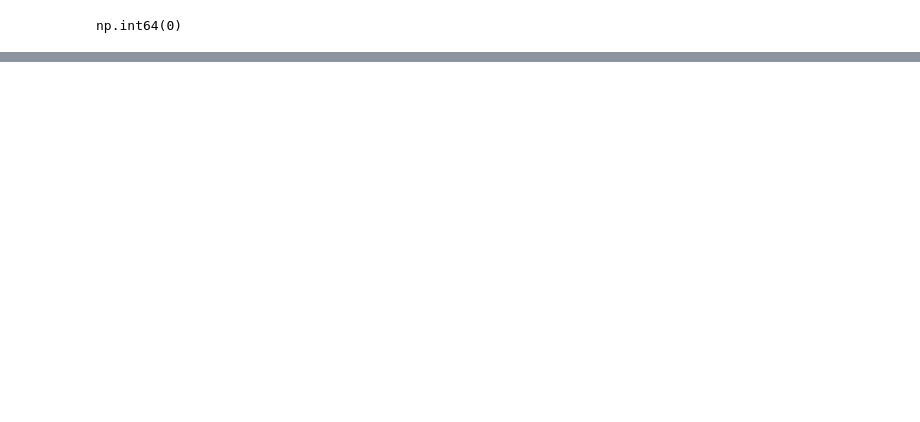
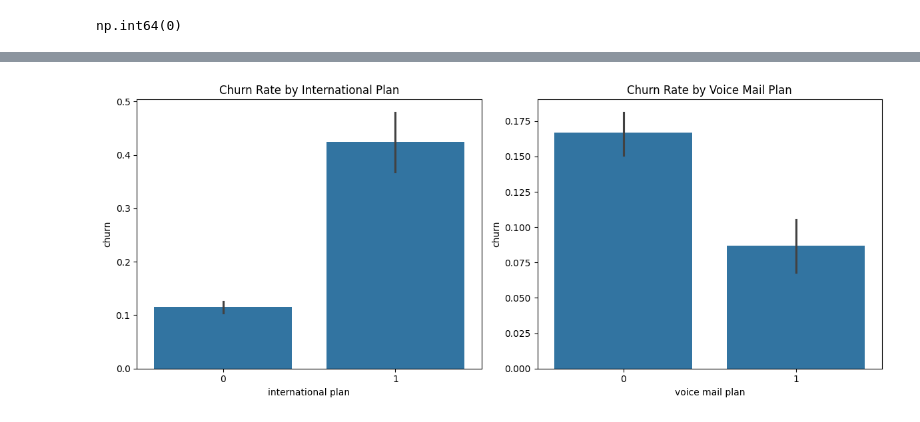
Before and after one commit to hanifa331/customer-churn, a Jupyter notebook: studenth.ipynb, the cells around one changed output, grey strips where cells are left out. Saved outputs shown, nothing was run; the diff lists cells and outputs as text; code cells hidden in the pictures; blank space fills up the shorter version.

```diff
--- a/studenth.ipynb
+++ b/studenth.ipynb
@@ -117,3 +171,14 @@ plt.show()
+# %%
+# Plot churn rate by international plan and voice mail plan
+fig, axes = plt.subplots(1, 2, figsize=(12, 5))
+sns.barplot(x='international plan', y='churn', data=df, ax=axes[0])
+axes[0].set_title("Churn Rate by International Plan")
+sns.barplot(x='voice mail plan', y='churn', data=df, ax=axes[1])
+axes[1].set_title("Churn Rate by Voice Mail Plan")
+plt.tight_layout()
+plt.show()
+# %% [output]
+[figure, added]
 # %%
 y = df["churn"].value_counts()
 print(f"Churn Data :\n{y}\n")
```
Also changed, not shown: parts of 40 cells of this notebook.
